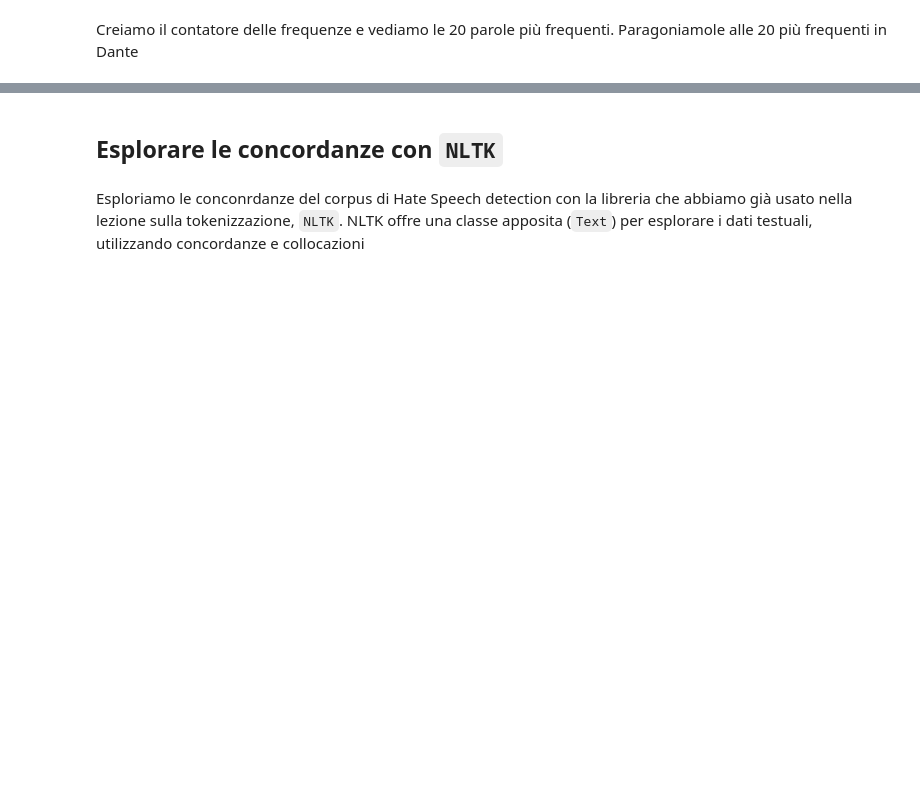
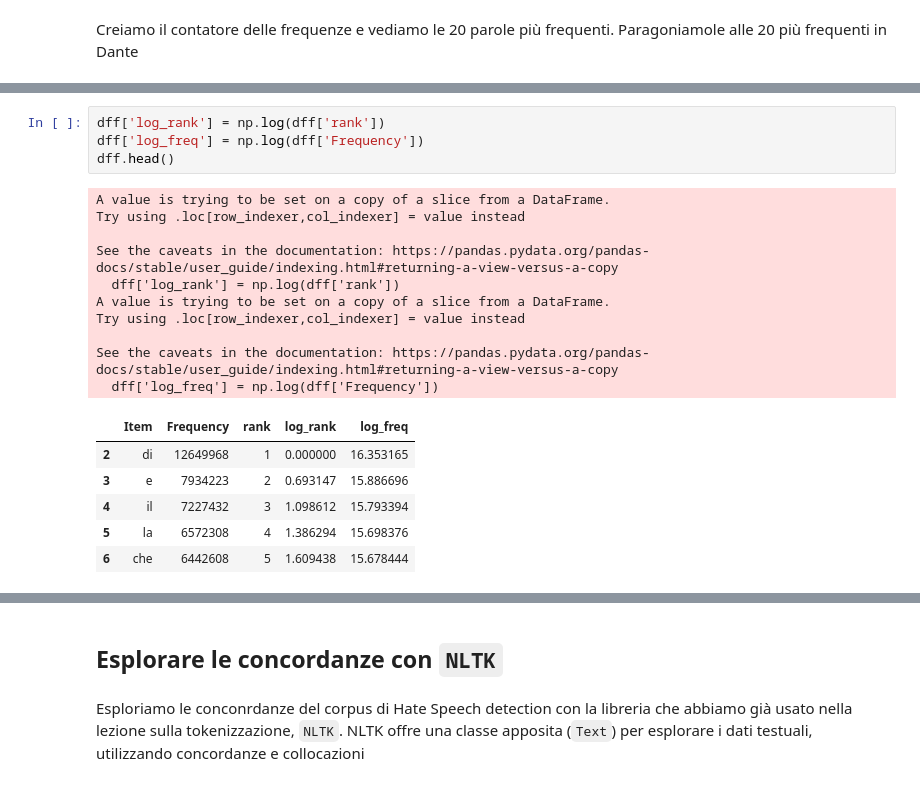
Before and after one commit to francescomambrini/myclasses, a Jupyter notebook: CompLing/lexical_distribution.ipynb, the cells around one changed output, grey strips where cells are left out. Cells and saved outputs as stored; diff of their text form; blank space fills up the shorter version.

```diff
--- a/CompLing/lexical_distribution.ipynb
+++ b/CompLing/lexical_distribution.ipynb
@@ -195,0 +288,21 @@ se (20158)      più (661)
+# %%
+dff['log_rank'] = np.log(dff['rank'])
+dff['log_freq'] = np.log(dff['Frequency'])
+dff.head()
+# %% [output]
+A value is trying to be set on a copy of a slice from a DataFrame.
+Try using .loc[row_indexer,col_indexer] = value instead
+
+See the caveats in the documentation: https://pandas.pydata.org/pandas-docs/stable/user_guide/indexing.html#returning-a-view-versus-a-copy
+  dff['log_rank'] = np.log(dff['rank'])
+A value is trying to be set on a copy of a slice from a DataFrame.
+Try using .loc[row_indexer,col_indexer] = value instead
+
+See the caveats in the documentation: https://pandas.pydata.org/pandas-docs/stable/user_guide/indexing.html#returning-a-view-versus-a-copy
+  dff['log_freq'] = np.log(dff['Frequency'])
+|  | Item | Frequency | rank | log_rank | log_freq |
+| 2 | di | 12649968 | 1 | 0.000000 | 16.353165 |
+| 3 | e | 7934223 | 2 | 0.693147 | 15.886696 |
+| 4 | il | 7227432 | 3 | 1.098612 | 15.793394 |
+| 5 | la | 6572308 | 4 | 1.386294 | 15.698376 |
+| 6 | che | 6442608 | 5 | 1.609438 | 15.678444 |
```
Also changed, not shown: parts of 49 cells of this notebook, 3 other files.
